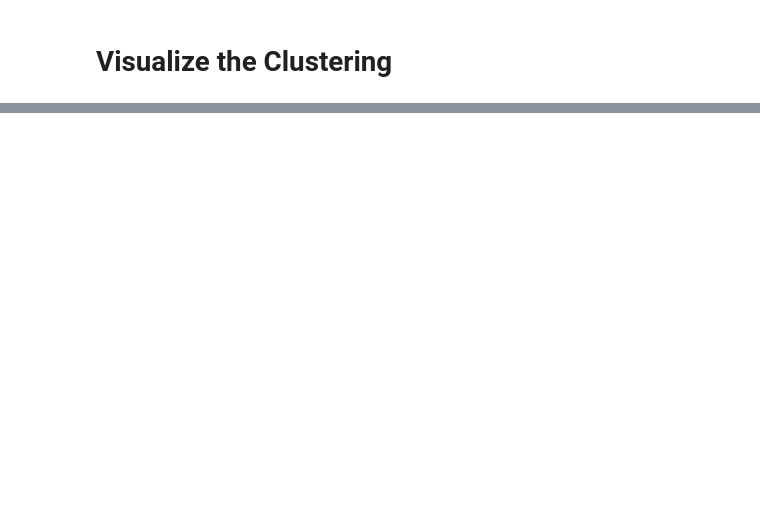
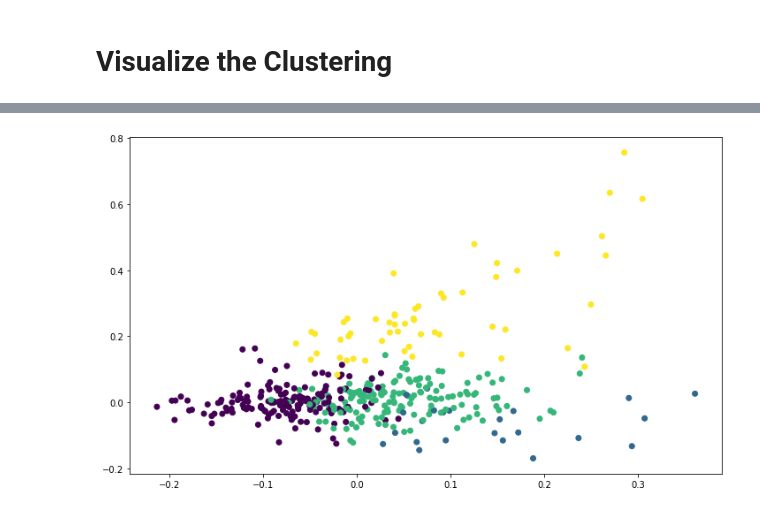
Before and after one commit to slapexs/final_project, a Jupyter notebook: TF_IDF_clustering.ipynb, the cells around one changed output, grey strips where cells are left out. Cells and saved outputs as stored; diff of their text form; code cells hidden in the pictures; blank space fills up the shorter version.

```diff
--- a/TF_IDF_clustering.ipynb
+++ b/TF_IDF_clustering.ipynb
@@ -232,0 +243,6 @@ plt.show()
+# %%
+plt.figure(figsize=(12, 7))
+plt.scatter(df1.iloc[100: 500]['x0'], df1.iloc[100: 500]['x1'], c=clusters[100: 500])
+plt.show()
+# %% [output]
+[figure, added]
```
Also changed, not shown: parts of 13 cells of this notebook.
